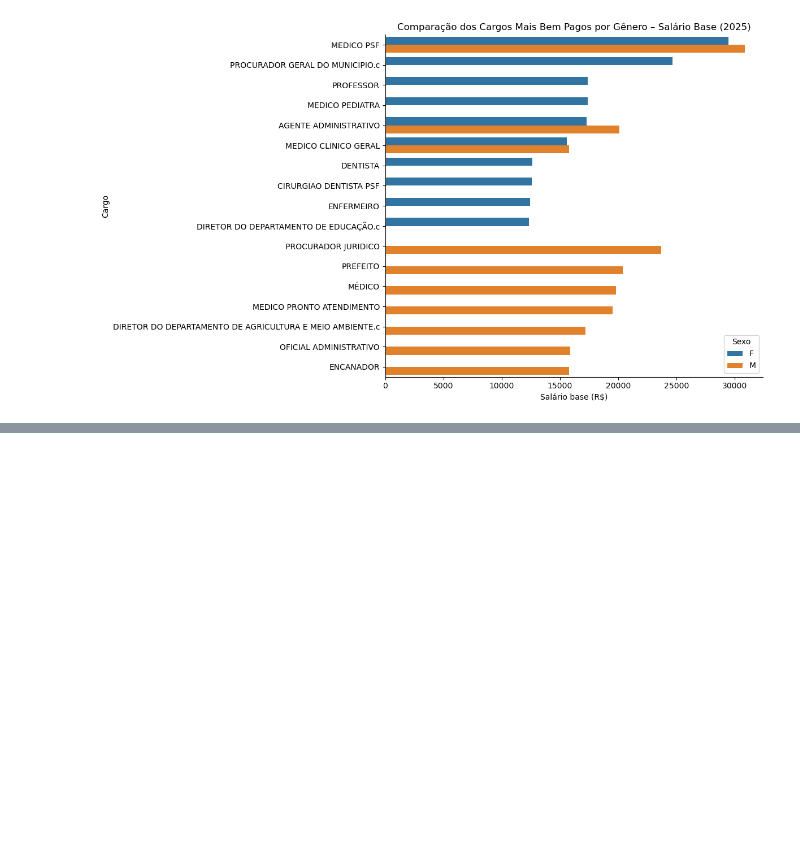
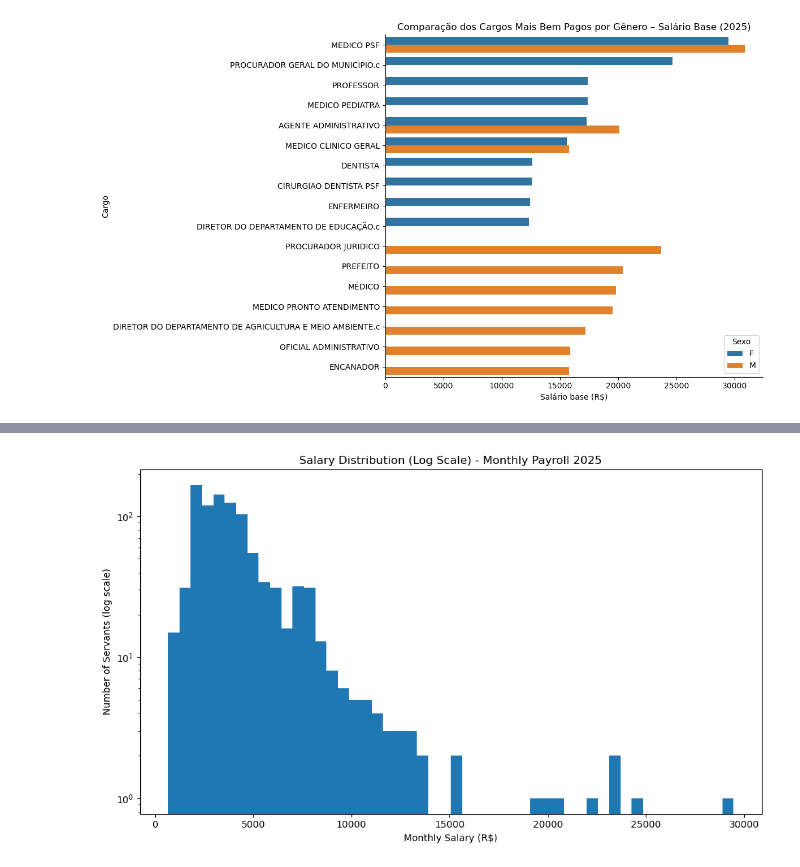
Before and after one commit to oguidenardi/folha_pagamento_santa_rita_2025, a Jupyter notebook: notebooks/04_exploratory_data_analysis.ipynb, the cells around one changed output, grey strips where cells are left out. Drawn from its saved outputs; the diff is of its cells as text; code cells hidden in the pictures; blank space fills up the shorter version.

```diff
--- a/notebooks/04_exploratory_data_analysis.ipynb
+++ b/notebooks/04_exploratory_data_analysis.ipynb
@@ -813,0 +840,11 @@ plt.show()
+# %%
+plt.figure(figsize=(10, 6))
+plt.hist(df_salario["proventos"], bins=50)
+plt.yscale("log")
+plt.title("Salary Distribution (Log Scale) - Monthly Payroll 2025")
+plt.xlabel("Monthly Salary (R$)")
+plt.ylabel("Number of Servants (log scale)")
+plt.tight_layout()
+plt.show()
+# %% [output]
+[figure, added]
```
Also changed, not shown: parts of 6 cells of this notebook.
